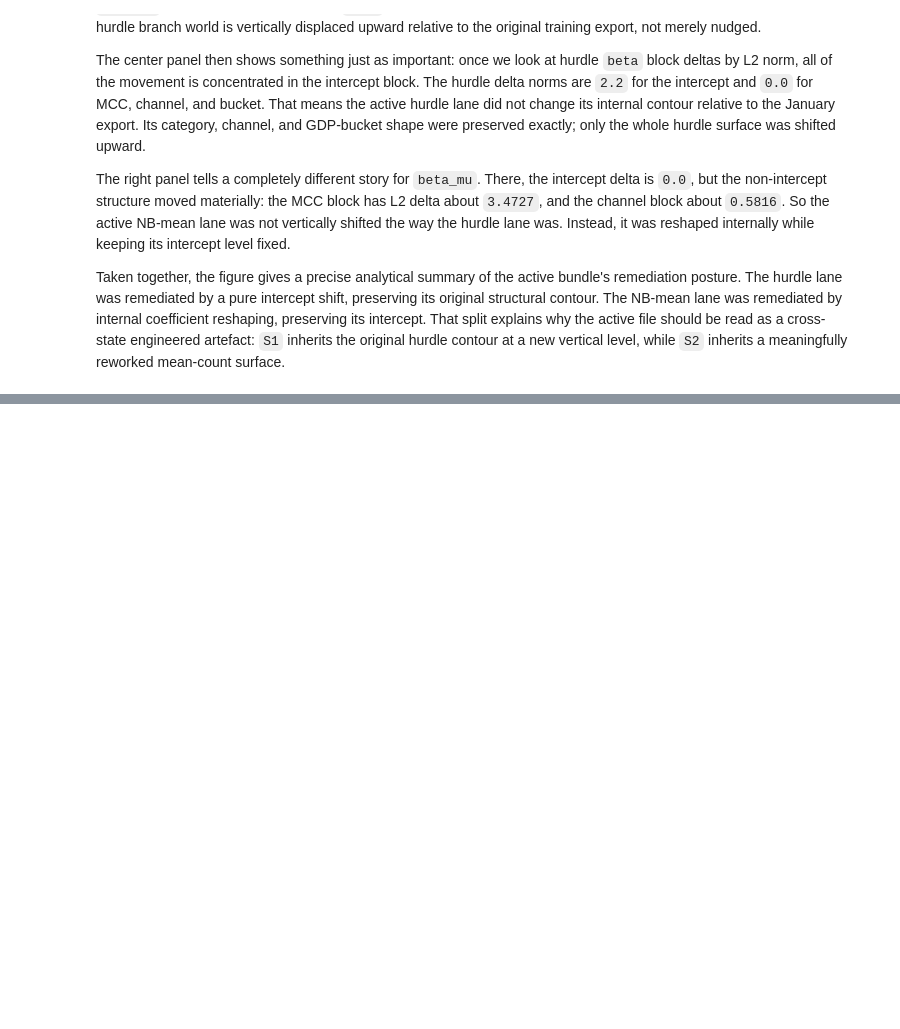
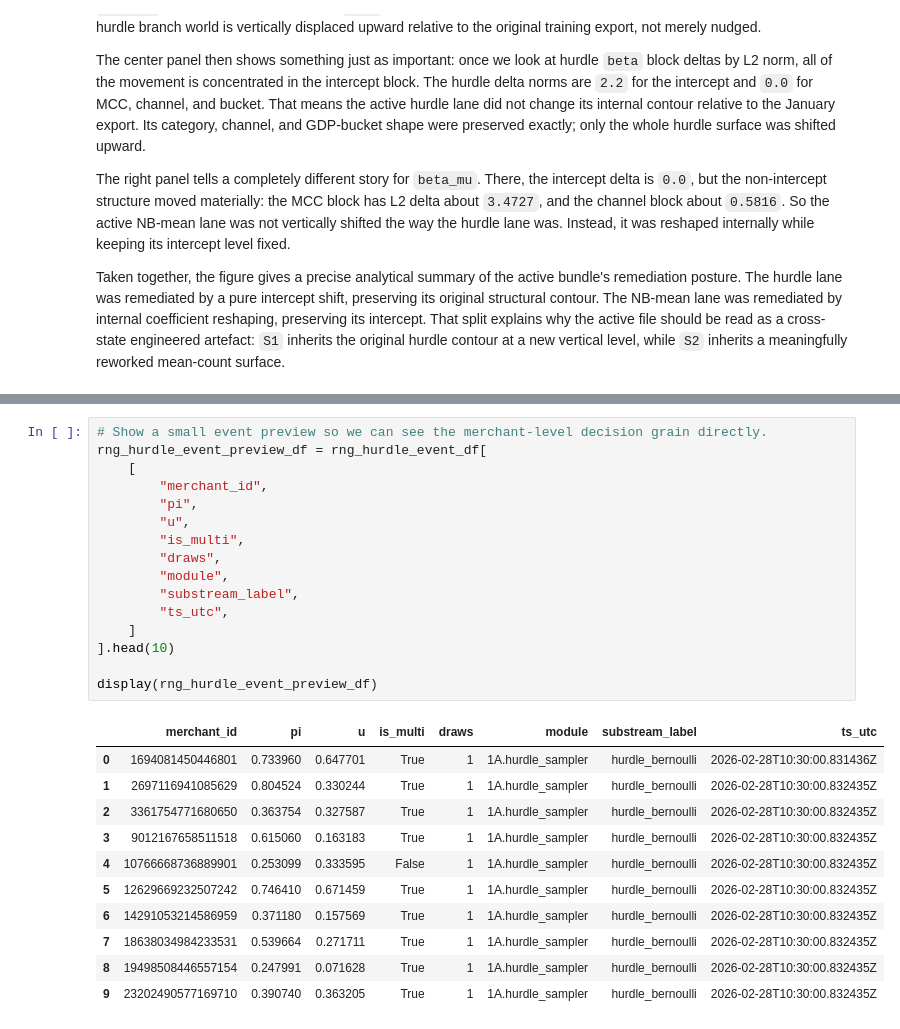
Before and after one commit to EsosaOrumwese/fraud-detection-system, a Jupyter notebook: analysis/dev_full_offline_investigation/00_investigation/notebooks/00_understanding_governed_data_world_p1.ipynb, the cells around one changed output, grey strips where cells are left out. Drawn from its saved outputs; the diff is of its cells as text; blank space fills up the shorter version.

Commit message:
move to adding in investigation for rng_event_hurdle_bernoulli

```diff
--- a/analysis/dev_full_offline_investigation/00_investigation/notebooks/00_understanding_governed_data_world_p1.ipynb
+++ b/analysis/dev_full_offline_investigation/00_investigation/notebooks/00_understanding_governed_data_world_p1.ipynb
@@ -3499,0 +3687,28 @@ Taken together, the figure gives a precise analytical summary of the active bund
+# %%
+# Show a small event preview so we can see the merchant-level decision grain directly.
+rng_hurdle_event_preview_df = rng_hurdle_event_df[
+    [
+        "merchant_id",
+        "pi",
+        "u",
+        "is_multi",
+        "draws",
+        "module",
+        "substream_label",
+        "ts_utc",
+    ]
+].head(10)
+
+display(rng_hurdle_event_preview_df)
+# %% [output]
+|  | merchant_id | pi | u | is_multi | draws | module | substream_label | ts_utc |
+| 0 | 1694081450446801 | 0.733960 | 0.647701 | True | 1 | 1A.hurdle_sampler | hurdle_bernoulli | 2026-02-28T10:30:00.831436Z |
+| 1 | 2697116941085629 | 0.804524 | 0.330244 | True | 1 | 1A.hurdle_sampler | hurdle_bernoulli | 2026-02-28T10:30:00.832435Z |
+| 2 | 3361754771680650 | 0.363754 | 0.327587 | True | 1 | 1A.hurdle_sampler | hurdle_bernoulli | 2026-02-28T10:30:00.832435Z |
+| 3 | 9012167658511518 | 0.615060 | 0.163183 | True | 1 | 1A.hurdle_sampler | hurdle_bernoulli | 2026-02-28T10:30:00.832435Z |
+| 4 | 10766668736889901 | 0.253099 | 0.333595 | False | 1 | 1A.hurdle_sampler | hurdle_bernoulli | 2026-02-28T10:30:00.832435Z |
+| 5 | 12629669232507242 | 0.746410 | 0.671459 | True | 1 | 1A.hurdle_sampler | hurdle_bernoulli | 2026-02-28T10:30:00.832435Z |
+| 6 | 14291053214586959 | 0.371180 | 0.157569 | True | 1 | 1A.hurdle_sampler | hurdle_bernoulli | 2026-02-28T10:30:00.832435Z |
+| 7 | 18638034984233531 | 0.539664 | 0.271711 | True | 1 | 1A.hurdle_sampler | hurdle_bernoulli | 2026-02-28T10:30:00.832435Z |
+| 8 | 19498508446557154 | 0.247991 | 0.071628 | True | 1 | 1A.hurdle_sampler | hurdle_bernoulli | 2026-02-28T10:30:00.832435Z |
+| 9 | 23202490577169710 | 0.390740 | 0.363205 | True | 1 | 1A.hurdle_sampler | hurdle_bernoulli | 2026-02-28T10:30:00.832435Z |
```
Also changed, not shown: parts of 51 cells of this notebook.
